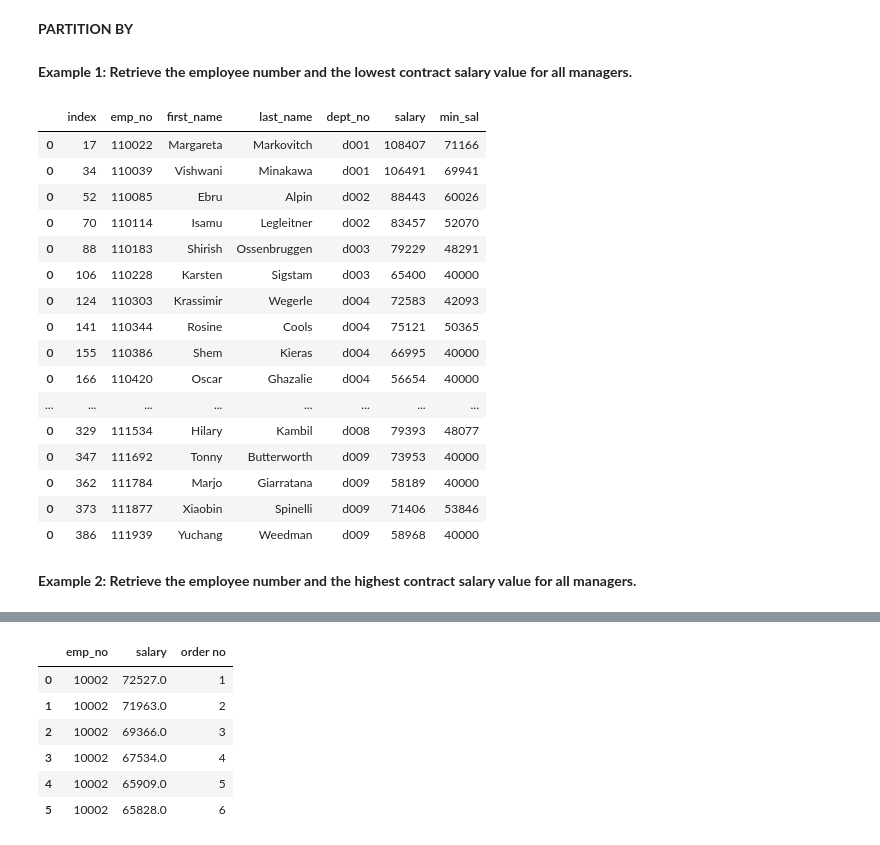
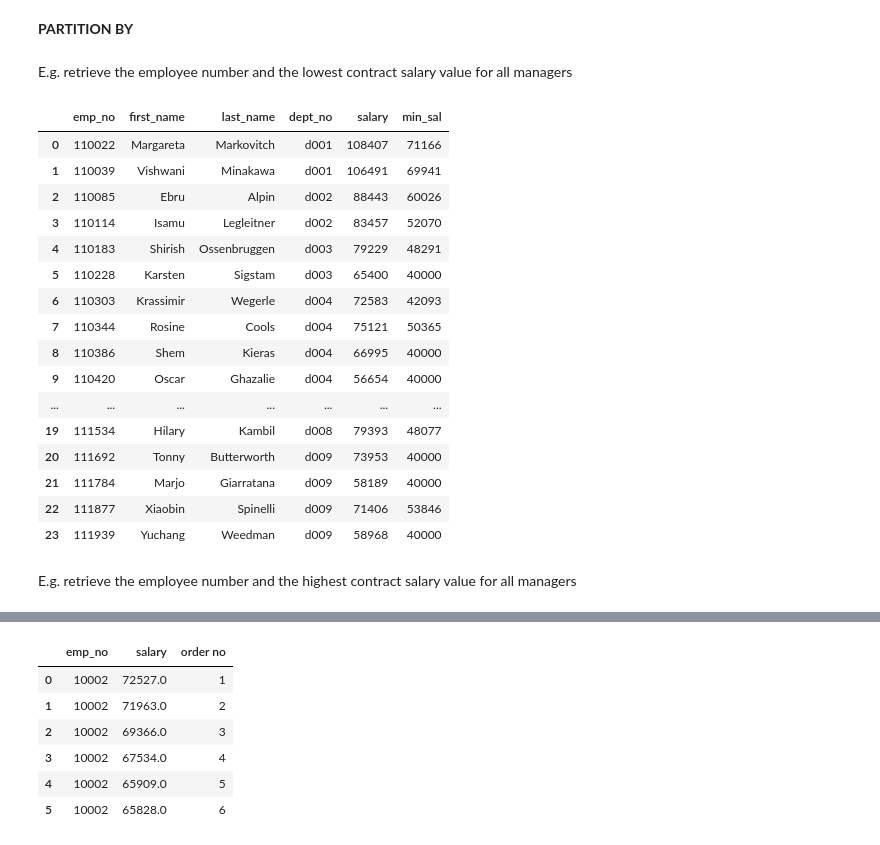
Before and after one commit to steviecurran/SQL2pandas, a Jupyter notebook: SQL2pandas.ipynb, the cells around one changed output, grey strips where cells are left out. Saved outputs shown, nothing was run; the diff lists cells and outputs as text; code cells hidden in the pictures.

```diff
--- a/SQL2pandas.ipynb
+++ b/SQL2pandas.ipynb
@@ -1472,49 +1660,40 @@ See https://github.com/steviecurran/two-sample to apply AB testing between these
 # %% [markdown]
 **<a id='PB'>PARTITION BY</a>**
 # %% [markdown]
-**Example 1: Retrieve the employee number and the lowest contract salary value for all managers.**
+E.g. retrieve the employee number and the lowest contract salary value for all managers
 # %%
 tmp = JOIN(man,sal,'emp_no','left')
 tmp1 = JOIN(tmp,emp,'emp_no','left'); #print(tmp1)
 tmp1 = tmp1[['emp_no','first_name','last_name','dept_no','salary']]
 
-def ID_split(data,ID,field,rank,label):
-    dfs = []
-    IDs = tmp1['emp_no'].unique()
-    for i in range (0,len(IDs)):
-        tmp= data[data[ID] == IDs[i]]
-        tmp = tmp.sort_values(by=[field], ascending=False).reset_index();
-        tmp[label] = tmp[field].iloc[rank-1] #min(tmp[field]);
-        try:
-            tmp2=tmp.iloc[[0]];
-            dfs.append(tmp2)
-        except IndexError:
-            pass
-        #del tmp2[field]
-        del tmp['index']
-    out = pd.concat(dfs)
+def ID_split(data, ID, field, rank, label):
+    data = data.sort_values([ID, field], ascending=[True, False])
+    # Transform so the result maps back to every row in the original ID group
+    data[label] = data.groupby(ID)[field].transform(lambda x: x.iloc[rank-1] if len(x) >= rank else None)
+    out = data.groupby(ID).head(1).reset_index(drop=True)
     return out
+
 ID_split(tmp1,'emp_no','salary',0,'min_sal')
 # %% [output]
-|  | index | emp_no | first_name | last_name | dept_no | salary | min_sal |
-| 0 | 17 | 110022 | Margareta | Markovitch | d001 | 108407 | 71166 |
-| 0 | 34 | 110039 | Vishwani | Minakawa | d001 | 106491 | 69941 |
-| 0 | 52 | 110085 | Ebru | Alpin | d002 | 88443 | 60026 |
-| 0 | 70 | 110114 | Isamu | Legleitner | d002 | 83457 | 52070 |
-| 0 | 88 | 110183 | Shirish | Ossenbruggen | d003 | 79229 | 48291 |
-| 0 | 106 | 110228 | Karsten | Sigstam | d003 | 65400 | 40000 |
-| 0 | 124 | 110303 | Krassimir | Wegerle | d004 | 72583 | 42093 |
-| 0 | 141 | 110344 | Rosine | Cools | d004 | 75121 | 50365 |
-| 0 | 155 | 110386 | Shem | Kieras | d004 | 66995 | 40000 |
-| 0 | 166 | 110420 | Oscar | Ghazalie | d004 | 56654 | 40000 |
-| ... | ... | ... | ... | ... | ... | ... | ... |
-| 0 | 329 | 111534 | Hilary | Kambil | d008 | 79393 | 48077 |
-| 0 | 347 | 111692 | Tonny | Butterworth | d009 | 73953 | 40000 |
-| 0 | 362 | 111784 | Marjo | Giarratana | d009 | 58189 | 40000 |
-| 0 | 373 | 111877 | Xiaobin | Spinelli | d009 | 71406 | 53846 |
-| 0 | 386 | 111939 | Yuchang | Weedman | d009 | 58968 | 40000 |
+|  | emp_no | first_name | last_name | dept_no | salary | min_sal |
+| 0 | 110022 | Margareta | Markovitch | d001 | 108407 | 71166 |
+| 1 | 110039 | Vishwani | Minakawa | d001 | 106491 | 69941 |
+| 2 | 110085 | Ebru | Alpin | d002 | 88443 | 60026 |
+| 3 | 110114 | Isamu | Legleitner | d002 | 83457 | 52070 |
+| 4 | 110183 | Shirish | Ossenbruggen | d003 | 79229 | 48291 |
+| 5 | 110228 | Karsten | Sigstam | d003 | 65400 | 40000 |
+| 6 | 110303 | Krassimir | Wegerle | d004 | 72583 | 42093 |
+| 7 | 110344 | Rosine | Cools | d004 | 75121 | 50365 |
+| 8 | 110386 | Shem | Kieras | d004 | 66995 | 40000 |
+| 9 | 110420 | Oscar | Ghazalie | d004 | 56654 | 40000 |
+| ... | ... | ... | ... | ... | ... | ... |
+| 19 | 111534 | Hilary | Kambil | d008 | 79393 | 48077 |
+| 20 | 111692 | Tonny | Butterworth | d009 | 73953 | 40000 |
+| 21 | 111784 | Marjo | Giarratana | d009 | 58189 | 40000 |
+| 22 | 111877 | Xiaobin | Spinelli | d009 | 71406 | 53846 |
+| 23 | 111939 | Yuchang | Weedman | d009 | 58968 | 40000 |
 # %% [markdown]
-**Example 2: Retrieve the employee number and the highest contract salary value for all managers.**
+E.g. retrieve the employee number and the highest contract salary value for all managers
 # %%
 ID_split(tmp1,'emp_no','salary',1,'max_sal')
 # %% [output]
```
Also changed, not shown: parts of 148 cells of this notebook.
